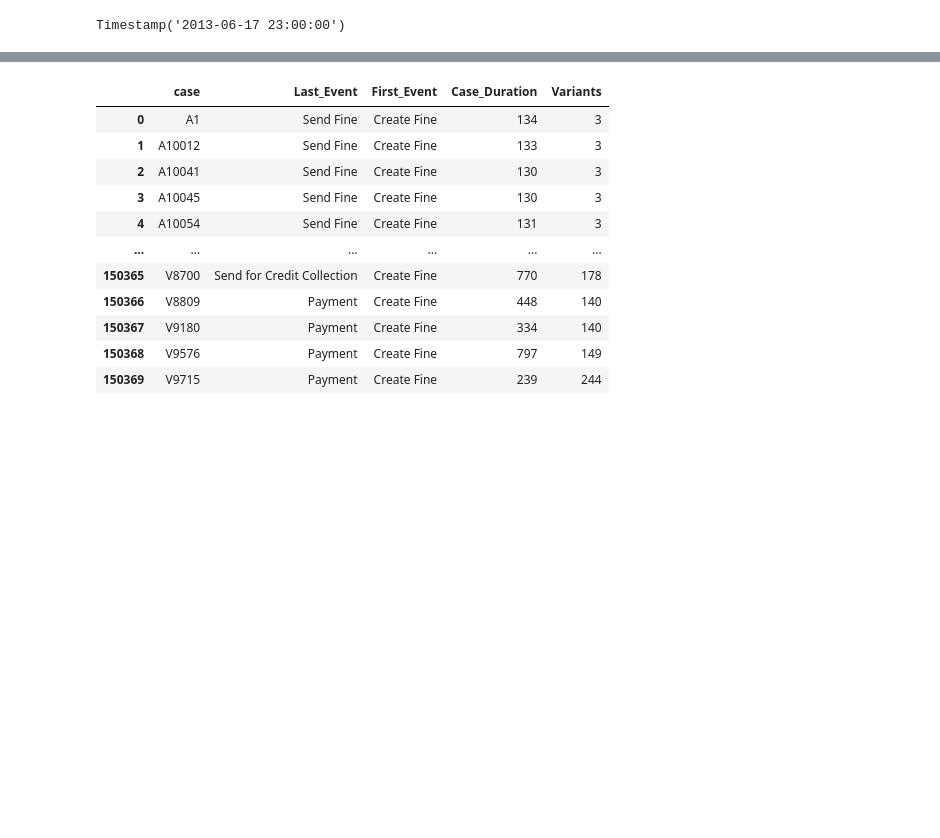
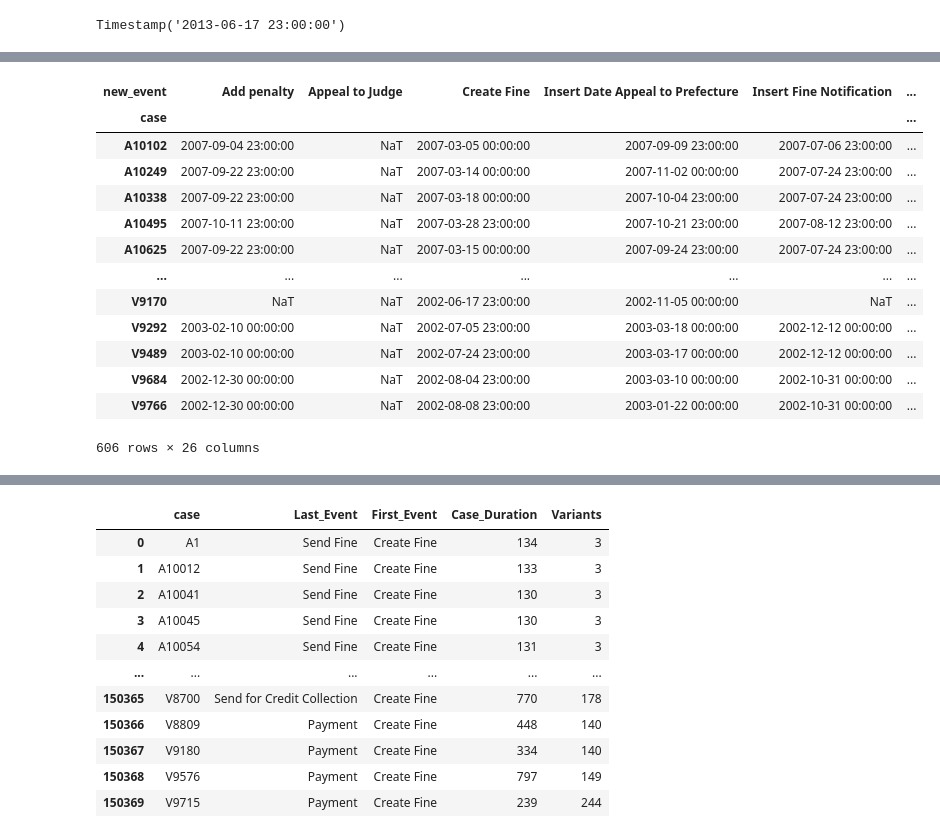
Before and after one commit to nkwachiabel/Process-Mining-Road-Traffic-Fine-Management, a Jupyter notebook: Road Traffic Fine Management.ipynb, the cells around one changed output, grey strips where cells are left out. Drawn from its saved outputs; the diff is of its cells as text; code cells hidden in the pictures; blank space fills up the shorter version.

```diff
--- a/Road Traffic Fine Management.ipynb
+++ b/Road Traffic Fine Management.ipynb
@@ -343,0 +310,17 @@ successful_appeal['Total_Amount'].sum()
+# %%
+delay_prefecture_cases[delay_prefecture_cases['Prefect_timing'] > 60]
+# %% [output]
+| new_event | Add penalty | Appeal to Judge | Create Fine | Insert Date Appeal to Prefecture | Insert Fine Notification | ... |
+| case |  |  |  |  |  | ... |
+| A10102 | 2007-09-04 23:00:00 | NaT | 2007-03-05 00:00:00 | 2007-09-09 23:00:00 | 2007-07-06 23:00:00 | ... |
+| A10249 | 2007-09-22 23:00:00 | NaT | 2007-03-14 00:00:00 | 2007-11-02 00:00:00 | 2007-07-24 23:00:00 | ... |
+| A10338 | 2007-09-22 23:00:00 | NaT | 2007-03-18 00:00:00 | 2007-10-04 23:00:00 | 2007-07-24 23:00:00 | ... |
+| A10495 | 2007-10-11 23:00:00 | NaT | 2007-03-28 23:00:00 | 2007-10-21 23:00:00 | 2007-08-12 23:00:00 | ... |
+| A10625 | 2007-09-22 23:00:00 | NaT | 2007-03-15 00:00:00 | 2007-09-24 23:00:00 | 2007-07-24 23:00:00 | ... |
+| ... | ... | ... | ... | ... | ... | ... |
+| V9170 | NaT | NaT | 2002-06-17 23:00:00 | 2002-11-05 00:00:00 | NaT | ... |
+| V9292 | 2003-02-10 00:00:00 | NaT | 2002-07-05 23:00:00 | 2003-03-18 00:00:00 | 2002-12-12 00:00:00 | ... |
+| V9489 | 2003-02-10 00:00:00 | NaT | 2002-07-24 23:00:00 | 2003-03-17 00:00:00 | 2002-12-12 00:00:00 | ... |
+| V9684 | 2002-12-30 00:00:00 | NaT | 2002-08-04 23:00:00 | 2003-03-10 00:00:00 | 2002-10-31 00:00:00 | ... |
+| V9766 | 2002-12-30 00:00:00 | NaT | 2002-08-08 23:00:00 | 2003-01-22 00:00:00 | 2002-10-31 00:00:00 | ... |
+606 rows × 26 columns
```
Also changed, not shown: parts of 43 cells of this notebook.
